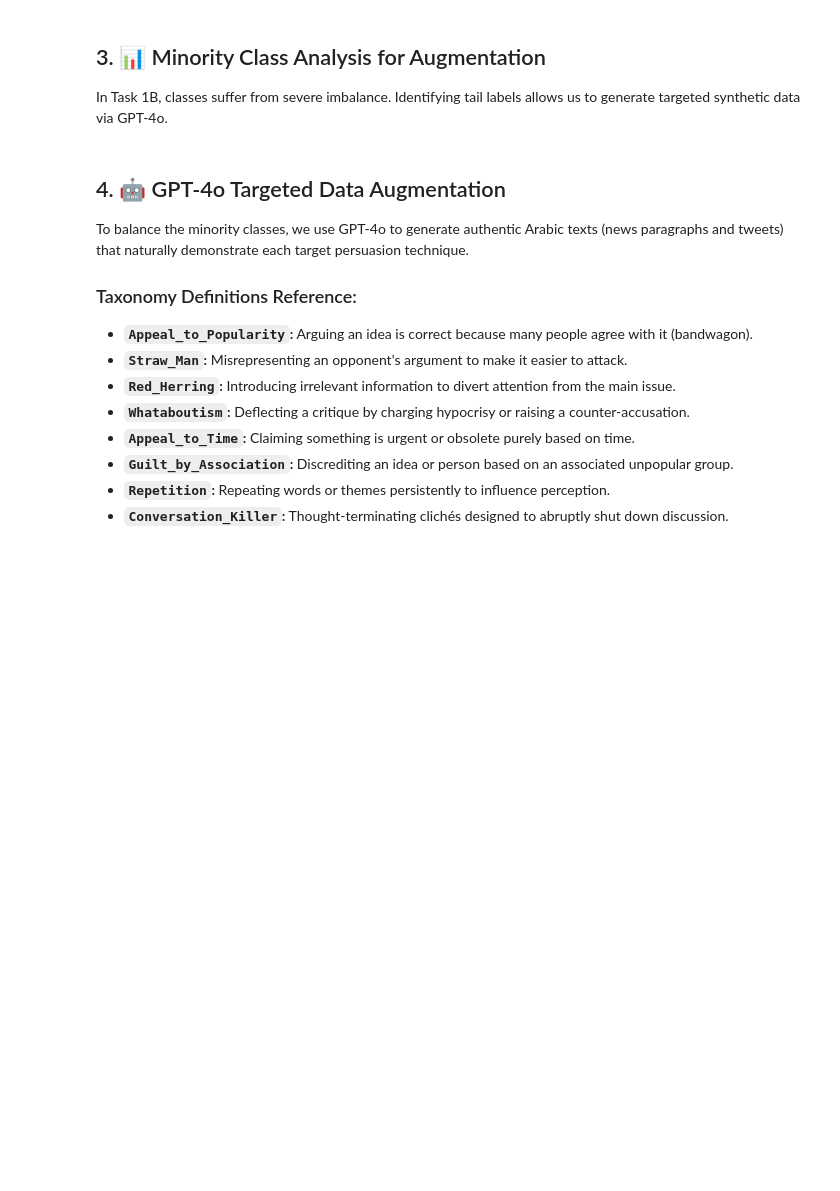
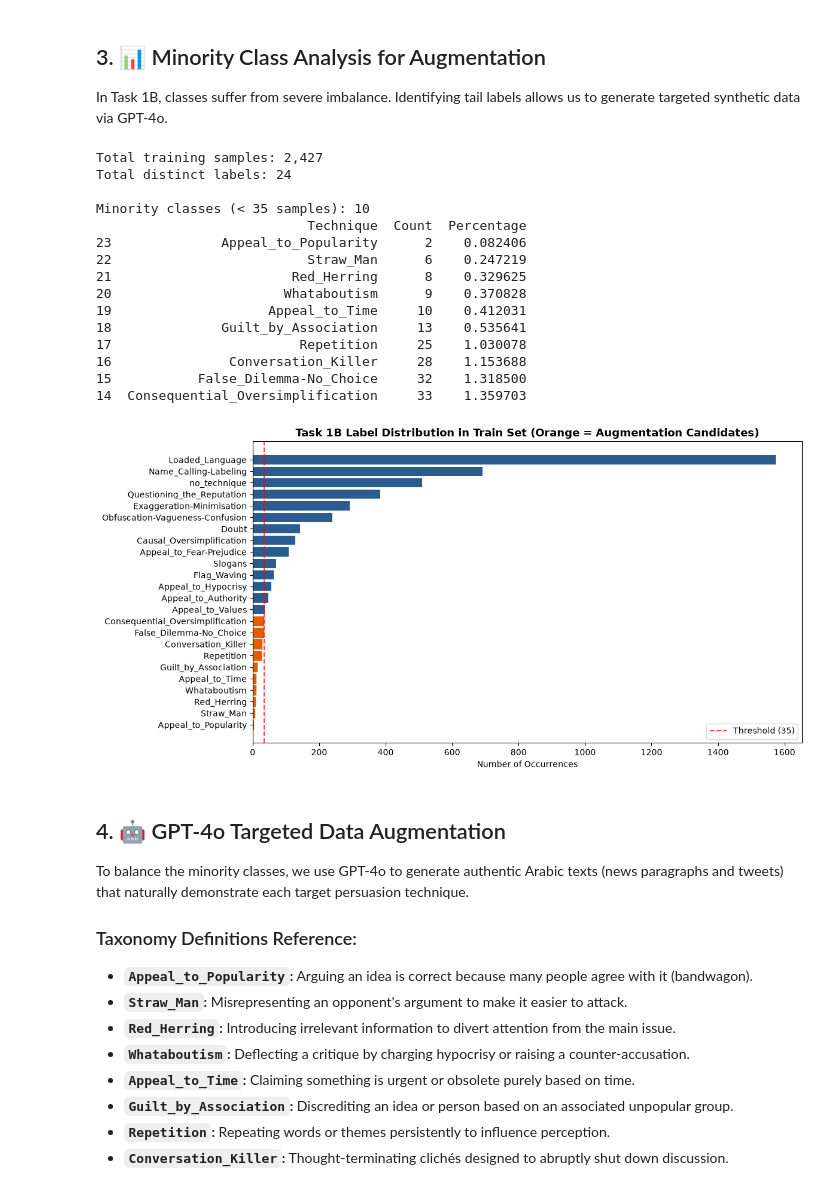
Before and after one commit to ghouf/Decetction-Persuation, a Jupyter notebook: src/decetction_persuation/Notebooks/preprocessing.ipynb, the cells around one changed output. Cells and saved outputs as stored; diff of their text form; code cells hidden in the pictures; blank space fills up the shorter version.

Commit message:
feat: add task notebooks and update project dependencies

```diff
--- a/src/decetction_persuation/Notebooks/preprocessing.ipynb
+++ b/src/decetction_persuation/Notebooks/preprocessing.ipynb
@@ -24,8 +24,7 @@ from tqdm.auto import tqdm
 from openai import OpenAI
 from pathlib import Path as p
 
-#DIR = p(r'C:\\Users\\pc\\Desktop\\M2 BDIO\\LLMs\\Decetction-Persuation\\data')
-#DIR = p(r'C:\\Users\\pc\\Desktop\\M2 BDIO\\LLMs\\Decetction-Persuation\\data')
+DIR = p(r'C:\\Users\\pc\\Desktop\\M2 BDIO\\LLMs\\Decetction-Persuation\\data')
 
 df_1b_train = pd.read_json(DIR / "task1B_train.jsonl", lines=True, encoding="utf-8")
 df_1b_dev   = pd.read_json(DIR / "task1B_dev.jsonl", lines=True, encoding="utf-8")
@@ -175,37 +153,78 @@ if test_file.exists():
 ## 3. 📊 Minority Class Analysis for Augmentation
 In Task 1B, classes suffer from severe imbalance. Identifying tail labels allows us to generate targeted synthetic data via GPT-4o.
 # %%
-# Count label frequencies in the cleaned training data
-df_train = pd.read_json(DATA_DIR / 'task1B_train_cleaned.jsonl', lines=True)
+from collections import Counter
+import matplotlib.pyplot as plt
+import pandas as pd
 
+# 1. Use the in-memory cleaned training DataFrame directly
+df_train = df_1b_train_cleaned
+
+# 2. Count label frequencies
 label_counter = Counter()
-for labels in df_train['labels']:
+for labels in df_train["labels"]:
     label_counter.update(labels)
 
-df_labels = pd.DataFrame(label_counter.most_common(), columns=['Technique', 'Count'])
-df_labels['Percentage'] = (df_labels['Count'] / len(df_train)) * 100
+df_labels = pd.DataFrame(
+    label_counter.most_common(), columns=["Technique", "Count"]
+)
+df_labels["Percentage"] = (df_labels["Count"] / len(df_train)) * 100
 
-print(f'Total training samples: {len(df_train)}')
-print(f'Total distinct labels: {len(df_labels)}')
+print(f"Total training samples: {len(df_train):,}")
+print(f"Total distinct labels: {len(df_labels)}")
 
-# Identify minority classes with fewer than 35 occurrences
+# 3. Identify minority classes with fewer than 35 occurrences
 MINORITY_THRESHOLD = 35
-minority_df = df_labels[df_labels['Count'] < MINORITY_THRESHOLD].sort_values(by='Count')
-print(f'\nMinority classes (< {MINORITY_THRESHOLD} samples): {len(minority_df)}')
-display(minority_df)
+minority_df = df_labels[df_labels["Count"] < MINORITY_THRESHOLD].sort_values(
+    by="Count"
+)
+print(f"\nMinority classes (< {MINORITY_THRESHOLD} samples): {len(minority_df)}")
+print(minority_df)
 
-# Plot class distribution
+# 4. Plot class distribution (Orange = Augmentation Candidates)
 plt.figure(figsize=(12, 6), dpi=100)
-bars = plt.barh(df_labels['Technique'][::-1], df_labels['Count'][::-1], color='#2b5c8f')
+bars = plt.barh(
+    df_labels["Technique"][::-1], df_labels["Count"][::-1], color="#2b5c8f"
+)
+
 for i, bar in enumerate(bars):
-    if df_labels['Count'].iloc[len(df_labels)-1-i] < MINORITY_THRESHOLD:
-        bar.set_color('#e65c00') # Highlight minority classes in orange
-plt.axvline(x=MINORITY_THRESHOLD, color='red', linestyle='--', alpha=0.7, label=f'Threshold ({MINORITY_THRESHOLD})')
-plt.title('Task 1B Label Distribution in Train Set (Orange = Augmentation Candidates)', fontsize=13, fontweight='bold')
-plt.xlabel('Number of Occurrences')
+    if df_labels["Count"].iloc[len(df_labels) - 1 - i] < MINORITY_THRESHOLD:
+        bar.set_color("#e65c00")  # Highlight minority classes
+
+plt.axvline(
+    x=MINORITY_THRESHOLD,
+    color="red",
+    linestyle="--",
+    alpha=0.7,
+    label=f"Threshold ({MINORITY_THRESHOLD})",
+)
+plt.title(
+    "Task 1B Label Distribution in Train Set (Orange = Augmentation"
+    " Candidates)",
+    fontsize=13,
+    fontweight="bold",
+)
+plt.xlabel("Number of Occurrences")
 plt.legend()
 plt.tight_layout()
 plt.show()
+# %% [output]
+Total training samples: 2,427
+Total distinct labels: 24
+
+Minority classes (< 35 samples): 10
+                           Technique  Count  Percentage
+23              Appeal_to_Popularity      2    0.082406
+22                         Straw_Man      6    0.247219
+21                       Red_Herring      8    0.329625
+20                      Whataboutism      9    0.370828
+19                    Appeal_to_Time     10    0.412031
+18              Guilt_by_Association     13    0.535641
+17                        Repetition     25    1.030078
+16               Conversation_Killer     28    1.153688
+15           False_Dilemma-No_Choice     32    1.318500
+14  Consequential_Oversimplification     33    1.359703
+[figure, added]
 # %% [markdown]
 ## 4. 🤖 GPT-4o Targeted Data Augmentation
 To balance the minority classes, we use GPT-4o to generate authentic Arabic texts (news paragraphs and tweets) that naturally demonstrate each target persuasion technique.
```
Also changed, not shown: parts of 7 cells of this notebook, 4 other files.
